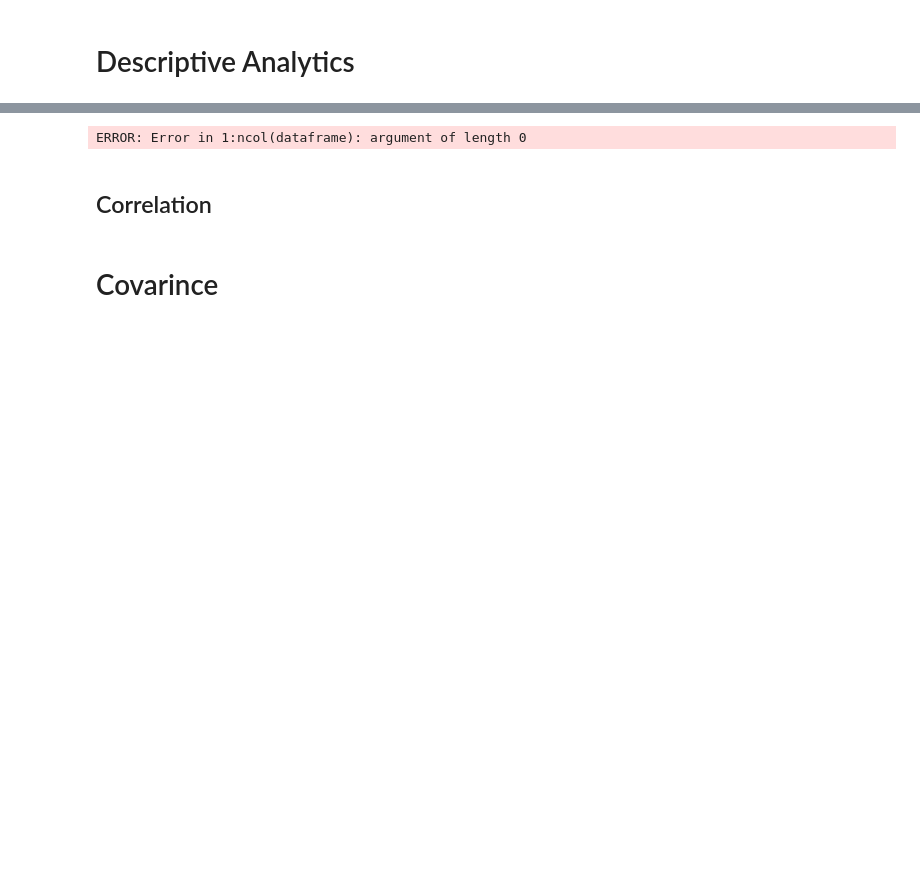
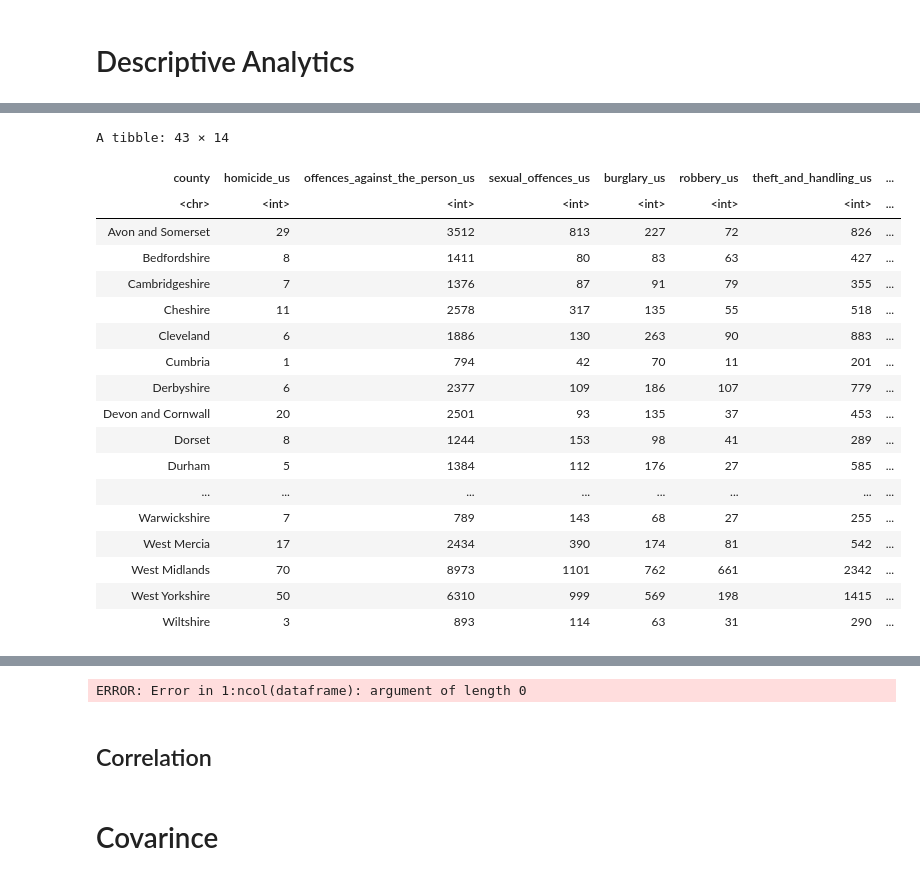
Before and after one commit to AminRana/crown-prosecution-data-analysis, a Jupyter notebook: R Assignment.ipynb, the cells around one changed output, grey strips where cells are left out. Saved outputs shown, nothing was run; the diff lists cells and outputs as text; code cells hidden in the pictures; blank space fills up the shorter version.

```diff
--- a/R Assignment.ipynb
+++ b/R Assignment.ipynb
@@ -565,0 +563,2 @@ A grouped_df: 2193 × 30
+# %%
+uscrime_df = read.csv("dataset/cleaned-unsuccessful-crime-data.csv")
@@ -565,0 +820,22 @@ A grouped_df: 2193 × 30
+# %%
+group_by_county(uscrime_df)
+# %% [output]
+A tibble: 43 × 14
+| county | homicide_us | offences_against_the_person_us | sexual_offences_us | burglary_us | robbery_us | theft_and_handling_us | ... |
+| <chr> | <int> | <int> | <int> | <int> | <int> | <int> | ... |
+| Avon and Somerset | 29 | 3512 | 813 | 227 | 72 | 826 | ... |
+| Bedfordshire | 8 | 1411 | 80 | 83 | 63 | 427 | ... |
+| Cambridgeshire | 7 | 1376 | 87 | 91 | 79 | 355 | ... |
+| Cheshire | 11 | 2578 | 317 | 135 | 55 | 518 | ... |
+| Cleveland | 6 | 1886 | 130 | 263 | 90 | 883 | ... |
+| Cumbria | 1 | 794 | 42 | 70 | 11 | 201 | ... |
+| Derbyshire | 6 | 2377 | 109 | 186 | 107 | 779 | ... |
+| Devon and Cornwall | 20 | 2501 | 93 | 135 | 37 | 453 | ... |
+| Dorset | 8 | 1244 | 153 | 98 | 41 | 289 | ... |
+| Durham | 5 | 1384 | 112 | 176 | 27 | 585 | ... |
+| ... | ... | ... | ... | ... | ... | ... | ... |
+| Warwickshire | 7 | 789 | 143 | 68 | 27 | 255 | ... |
+| West Mercia | 17 | 2434 | 390 | 174 | 81 | 542 | ... |
+| West Midlands | 70 | 8973 | 1101 | 762 | 661 | 2342 | ... |
+| West Yorkshire | 50 | 6310 | 999 | 569 | 198 | 1415 | ... |
+| Wiltshire | 3 | 893 | 114 | 63 | 31 | 290 | ... |
```
Also changed, not shown: parts of 79 cells of this notebook, 2 other files.
